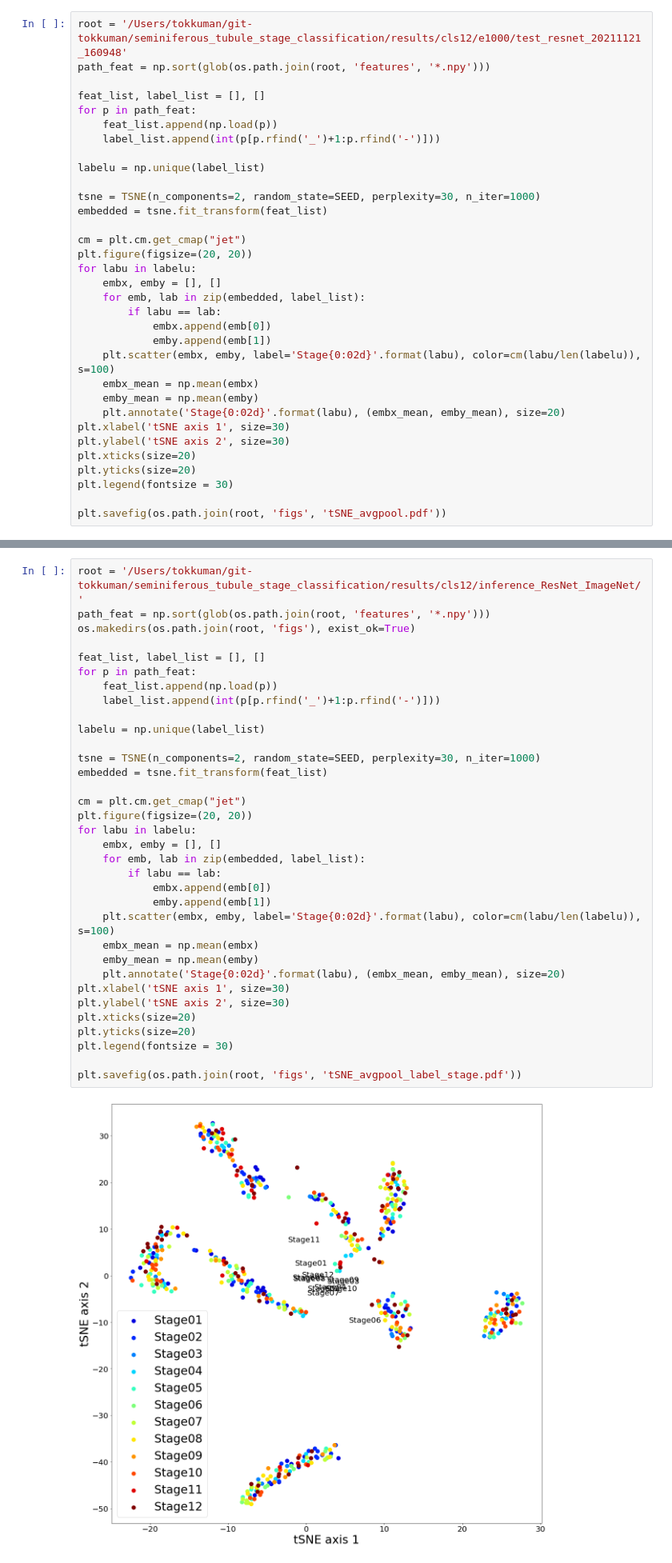
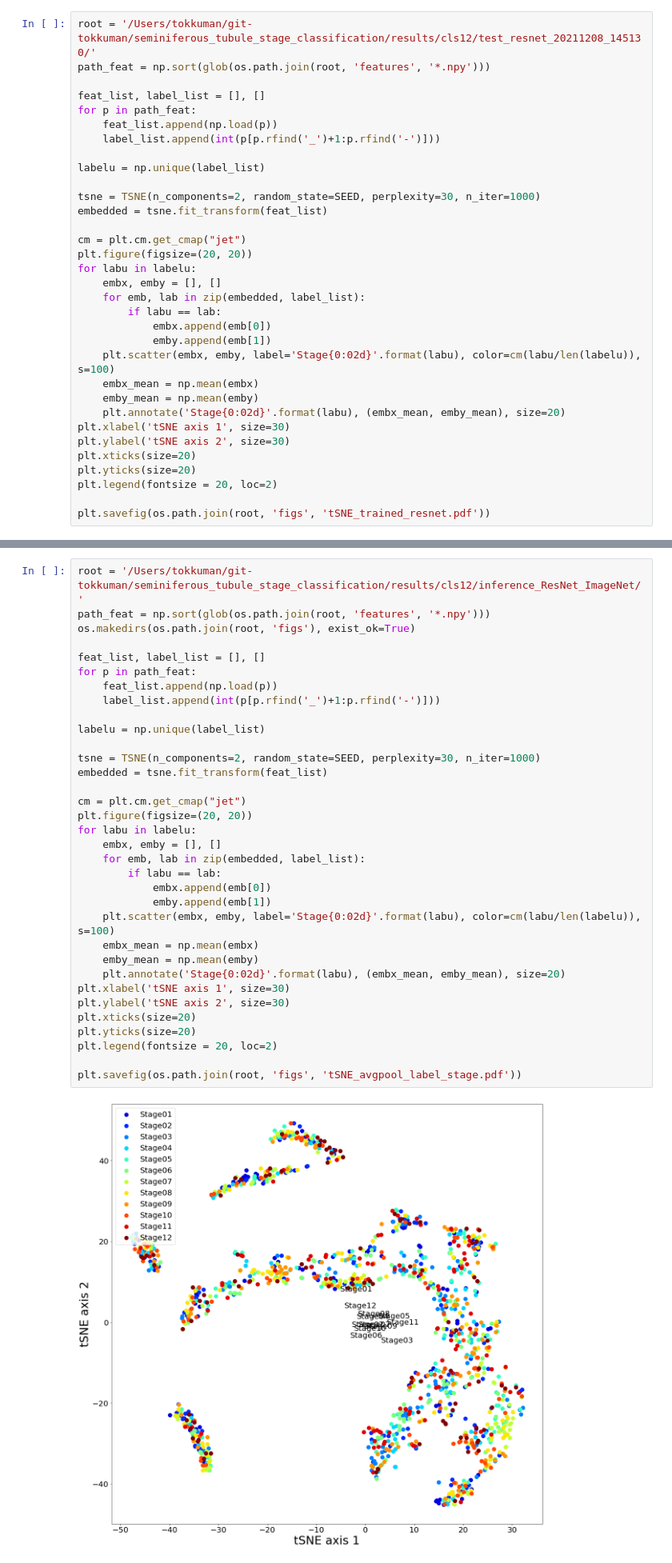
Before and after one commit to funalab/STSP, a Jupyter notebook: notebooks/feature_analysis.ipynb, the cells around one changed output, grey strips where cells are left out. Shown at 80% size. Cells and saved outputs as stored; diff of their text form.

```diff
--- a/notebooks/feature_analysis.ipynb
+++ b/notebooks/feature_analysis.ipynb
@@ -12,7 +12,7 @@ np.random.seed(SEED)
 
 %matplotlib inline
 # %%
-root = '/Users/tokkuman/git-tokkuman/seminiferous_tubule_stage_classification/results/cls12/e1000/test_resnet_20211121_160948'
+root = '/Users/tokkuman/git-tokkuman/seminiferous_tubule_stage_classification/results/cls12/test_resnet_20211208_145130/'
 path_feat = np.sort(glob(os.path.join(root, 'features', '*.npy')))
 
 feat_list, label_list = [], []
@@ -41,7 +41,7 @@ plt.xlabel('tSNE axis 1', size=30)
 plt.ylabel('tSNE axis 2', size=30)
 plt.xticks(size=20)
 plt.yticks(size=20)
-plt.legend(fontsize = 30)
+plt.legend(fontsize = 20, loc=2)
 
-plt.savefig(os.path.join(root, 'figs', 'tSNE_avgpool.pdf'))
+plt.savefig(os.path.join(root, 'figs', 'tSNE_trained_resnet.pdf'))
 # %% [output]
@@ -53,35 +53,35 @@ os.makedirs(os.path.join(root, 'figs'), exist_ok=True)
 
 feat_list, label_list = [], []
 for p in path_feat:
     feat_list.append(np.load(p))
     label_list.append(int(p[p.rfind('_')+1:p.rfind('-')]))
 
 labelu = np.unique(label_list)
 
 tsne = TSNE(n_components=2, random_state=SEED, perplexity=30, n_iter=1000)
 embedded = tsne.fit_transform(feat_list)
 
 cm = plt.cm.get_cmap("jet")
 plt.figure(figsize=(20, 20))
 for labu in labelu:
     embx, emby = [], []
     for emb, lab in zip(embedded, label_list):
         if labu == lab:
             embx.append(emb[0])
             emby.append(emb[1])
     plt.scatter(embx, emby, label='Stage{0:02d}'.format(labu), color=cm(labu/len(labelu)), s=100)
     embx_mean = np.mean(embx)
     emby_mean = np.mean(emby)
     plt.annotate('Stage{0:02d}'.format(labu), (embx_mean, emby_mean), size=20)
 plt.xlabel('tSNE axis 1', size=30)
 plt.ylabel('tSNE axis 2', size=30)
 plt.xticks(size=20)
 plt.yticks(size=20)
-plt.legend(fontsize = 30)
+plt.legend(fontsize = 20, loc=2)
 
 plt.savefig(os.path.join(root, 'figs', 'tSNE_avgpool_label_stage.pdf'))
 # %% [output]
-[figure, old version]
+[figure, new version]
 # %%
 root = '/Users/tokkuman/git-tokkuman/seminiferous_tubule_stage_classification/results/cls12/inference_ResNet_ImageNet/'
 path_feat = np.sort(glob(os.path.join(root, 'features', '*.npy')))
```
Also changed, not shown: parts of 2 cells of this notebook, 2 other files.
